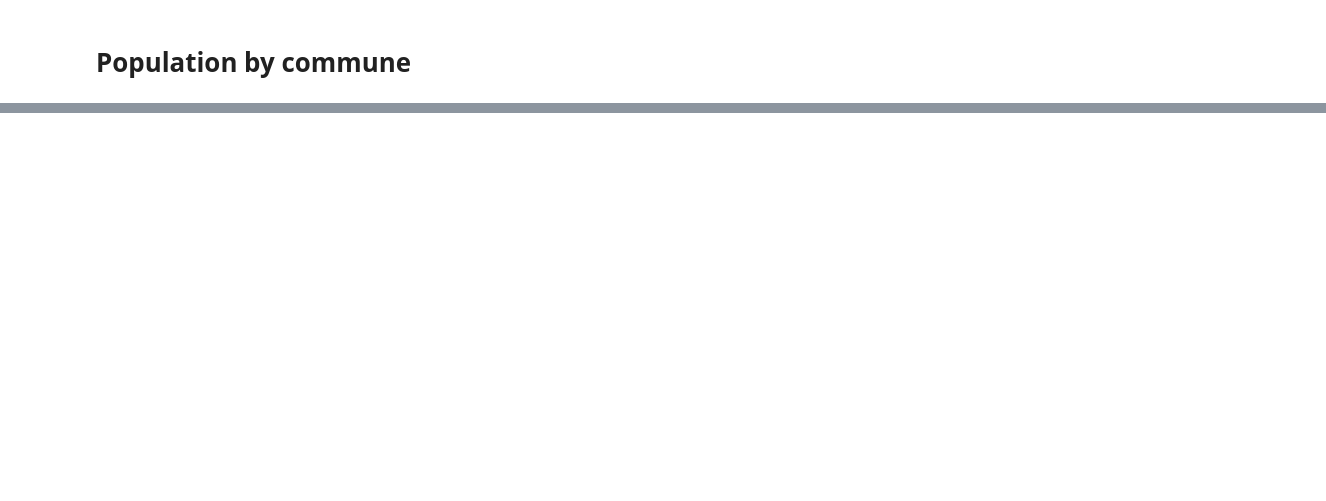
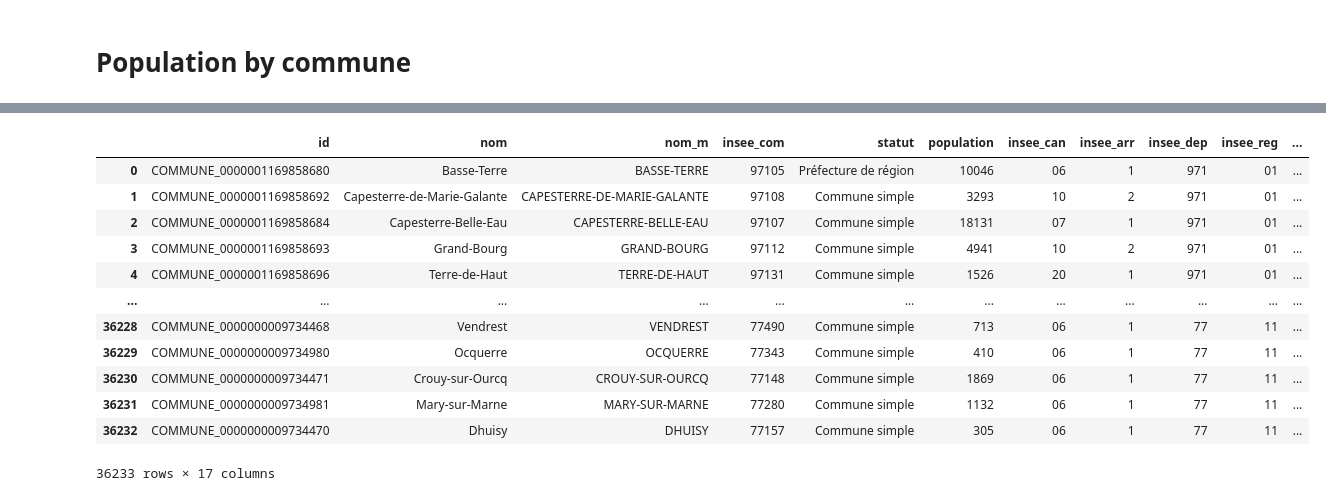
Before and after one commit to tfardet/pynsee, a Jupyter notebook: docs/examples/example_population_map_com.ipynb, the cells around one changed output, grey strips where cells are left out. Saved outputs shown, nothing was run; the diff lists cells and outputs as text; code cells hidden in the pictures; blank space fills up the shorter version.

```diff
--- a/docs/examples/example_population_map_com.ipynb
+++ b/docs/examples/example_population_map_com.ipynb
@@ -33 +25,32 @@ map['density'] = map['population'] / map["area"]
+# %%
+mapcom = gpd.GeoDataFrame(com).set_crs("EPSG:3857")
+
+mapcom = mapcom.to_crs(epsg=3035)
+mapcom["area"] = mapcom['geometry'].area / 10**6
+mapcom = mapcom.to_crs(epsg=3857)
+
+mapcom['REF_AREA'] = 'D' + mapcom['insee_dep']
+mapcom['density'] = mapcom['population'] / mapcom['area']
+
+mapcom = GeoDataframe(mapcom)
+mapcom = mapcom.translate(departement = ['971', '972', '974', '973', '976'],
+                          factors = [1.5, 1.5, 1.5, 0.35, 1.5])
+
+mapcom = mapcom.zoom(departement = ["75","92", "93", "91", "77", "78", "95", "94"],
+                     factor=1.5, angle = math.pi * (1 - 3 * 1/9))
+mapcom
+# %% [output]
+|  | id | nom | nom_m | insee_com | statut | population | insee_can | insee_arr | insee_dep | insee_reg | ... |
+| 0 | COMMUNE_0000001169858680 | Basse-Terre | BASSE-TERRE | 97105 | Préfecture de région | 10046 | 06 | 1 | 971 | 01 | ... |
+| 1 | COMMUNE_0000001169858692 | Capesterre-de-Marie-Galante | CAPESTERRE-DE-MARIE-GALANTE | 97108 | Commune simple | 3293 | 10 | 2 | 971 | 01 | ... |
+| 2 | COMMUNE_0000001169858684 | Capesterre-Belle-Eau | CAPESTERRE-BELLE-EAU | 97107 | Commune simple | 18131 | 07 | 1 | 971 | 01 | ... |
+| 3 | COMMUNE_0000001169858693 | Grand-Bourg | GRAND-BOURG | 97112 | Commune simple | 4941 | 10 | 2 | 971 | 01 | ... |
+| 4 | COMMUNE_0000001169858696 | Terre-de-Haut | TERRE-DE-HAUT | 97131 | Commune simple | 1526 | 20 | 1 | 971 | 01 | ... |
+| ... | ... | ... | ... | ... | ... | ... | ... | ... | ... | ... | ... |
+| 36228 | COMMUNE_0000000009734468 | Vendrest | VENDREST | 77490 | Commune simple | 713 | 06 | 1 | 77 | 11 | ... |
+| 36229 | COMMUNE_0000000009734980 | Ocquerre | OCQUERRE | 77343 | Commune simple | 410 | 06 | 1 | 77 | 11 | ... |
+| 36230 | COMMUNE_0000000009734471 | Crouy-sur-Ourcq | CROUY-SUR-OURCQ | 77148 | Commune simple | 1869 | 06 | 1 | 77 | 11 | ... |
+| 36231 | COMMUNE_0000000009734981 | Mary-sur-Marne | MARY-SUR-MARNE | 77280 | Commune simple | 1132 | 06 | 1 | 77 | 11 | ... |
+| 36232 | COMMUNE_0000000009734470 | Dhuisy | DHUISY | 77157 | Commune simple | 305 | 06 | 1 | 77 | 11 | ... |
+36233 rows × 17 columns
 # %%
```
Also changed, not shown: parts of 5 cells of this notebook, 18 other files.
